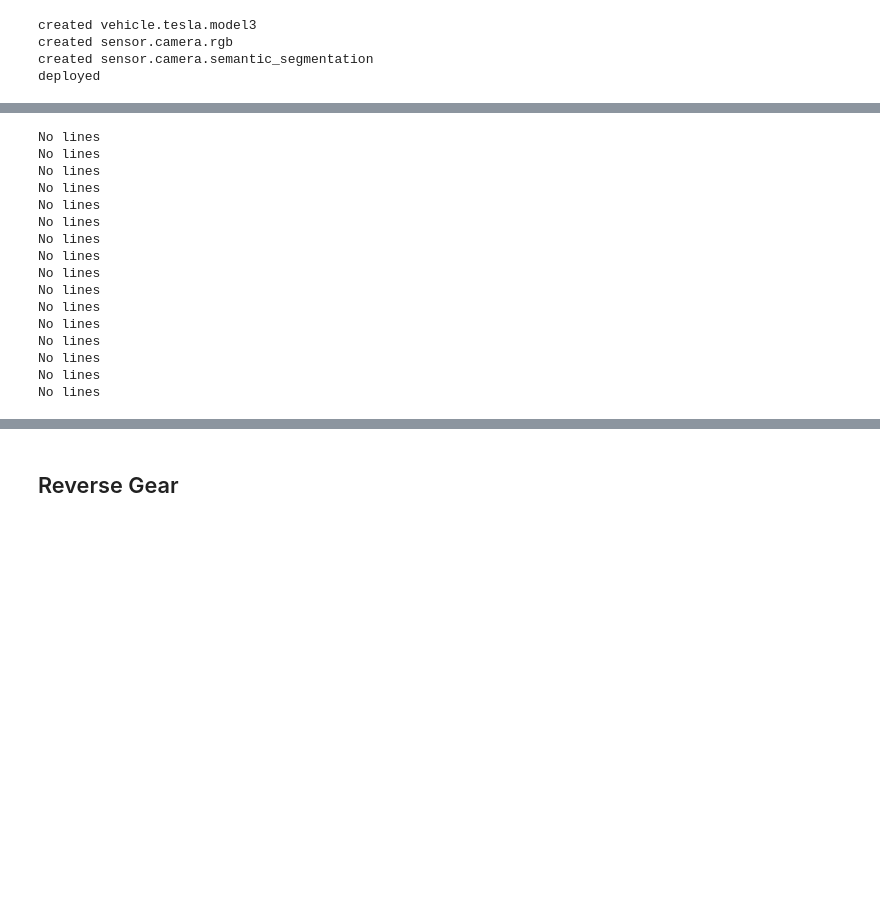
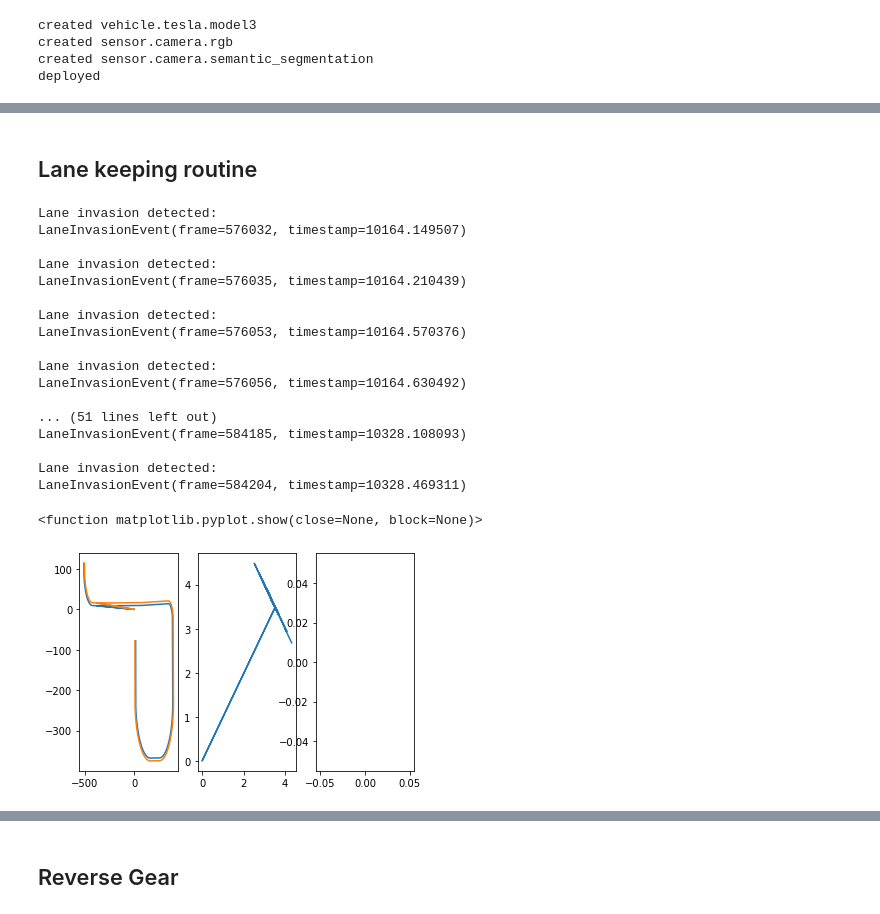
Before and after one commit to ClockWorkKid/carla-agents, a Jupyter notebook: agent0/task1_Lane_keeping.ipynb, the cells around one changed output, grey strips where cells are left out. Drawn from its saved outputs; the diff is of its cells as text; code cells hidden in the pictures; blank space fills up the shorter version.

```diff
--- a/agent0/task1_Lane_keeping.ipynb
+++ b/agent0/task1_Lane_keeping.ipynb
@@ -166,18 +179,28 @@ class Controller:
         steering = self.kp_lat * deviation + self.ki_lat * self.I_deviation + self.kd_lat * self.D_deviation
         steering = max(min(steering, 1), -1)
         return steering
+# %% [markdown]
+## Lane keeping routine
 # %%
-sim_time = 100 # in seconds
+sim_time = 200 # in seconds
 autopilot = True
 
 controller = Controller()
 controller.set_target_velocity(20)
 
-speed_history = [0]
-throttle_history = [0]
-brake_history = [0]
-steering_history = [0]
+speed_history = []
+throttle_history = []
+brake_history = []
+steering_history = []
 
+traffic_history = []
+
+left_lane_x = []
+left_lane_y = []
+left_lane_dist = []
+right_lane_x = []
+right_lane_y = []
+right_lane_dist = []
 
 myAgent.control.throttle = 0
 myAgent.control.brake = 0
@@ -217,6 +240,22 @@ while(t1 - simulation_start_time < sim_time):
     segmentation_road = np.copy(myAgent.imageS[:,:,2])
     segmentation_road[segmentation_road!=road_class] = 0
     segmentation_road[segmentation_road==road_class] = 255
+
+    # Get lane and traffic information
+
+    array, dist_right, dist_left = lane_GT(myAgent)
+    right_lane_x.append(array[0])
+    right_lane_y.append(array[1])
+    right_lane_dist.append(dist_right)
+    left_lane_x.append(array[2])
+    left_lane_y.append(array[3])
+    left_lane_dist.append(dist_left)
+
+    traffic_state = traffic_light_state(myAgent)
+    if (traffic_state == 'Green'):
+        traffic_history.append(1)
+    else:
+        traffic_history.append(0)
 
     # process segmentation image for road and lanes and find deviation
     # RGB_image, lane_deviation = lane_tracker(RGB_image, segmentation_road, segmentation_lane)
@@ -266,22 +305,34 @@ myAgent.control.reverse = 0
 myAgent.vehicle.apply_control(myAgent.control)
 myAgent.find_vehicle()
 # %% [output]
-No lines
-No lines
-No lines
-No lines
-No lines
-No lines
-No lines
-No lines
-No lines
-No lines
-No lines
-No lines
-No lines
-No lines
-No lines
-No lines
+Lane invasion detected:
+LaneInvasionEvent(frame=576032, timestamp=10164.149507)
+
+Lane invasion detected:
+LaneInvasionEvent(frame=576035, timestamp=10164.210439)
+
+Lane invasion detected:
+LaneInvasionEvent(frame=576053, timestamp=10164.570376)
+
+Lane invasion detected:
+LaneInvasionEvent(frame=576056, timestamp=10164.630492)
+
+... (51 lines left out)
+LaneInvasionEvent(frame=584185, timestamp=10328.108093)
+
+Lane invasion detected:
+LaneInvasionEvent(frame=584204, timestamp=10328.469311)
+# %%
+plt.subplot(131)
+plt.plot(right_lane_x, right_lane_y, left_lane_x, left_lane_y)
+plt.subplot(132)
+plt.plot(right_lane_dist, left_lane_dist)
+plt.subplot(133)
+plt.plot(brake_history)
+plt.show
+# %% [output]
+<function matplotlib.pyplot.show(close=None, block=None)>
+[figure, added]
 # %%
 plt.subplot(131)
 plt.plot(speed_history)
```
Also changed, not shown: parts of 26 cells of this notebook, 5 other files.
